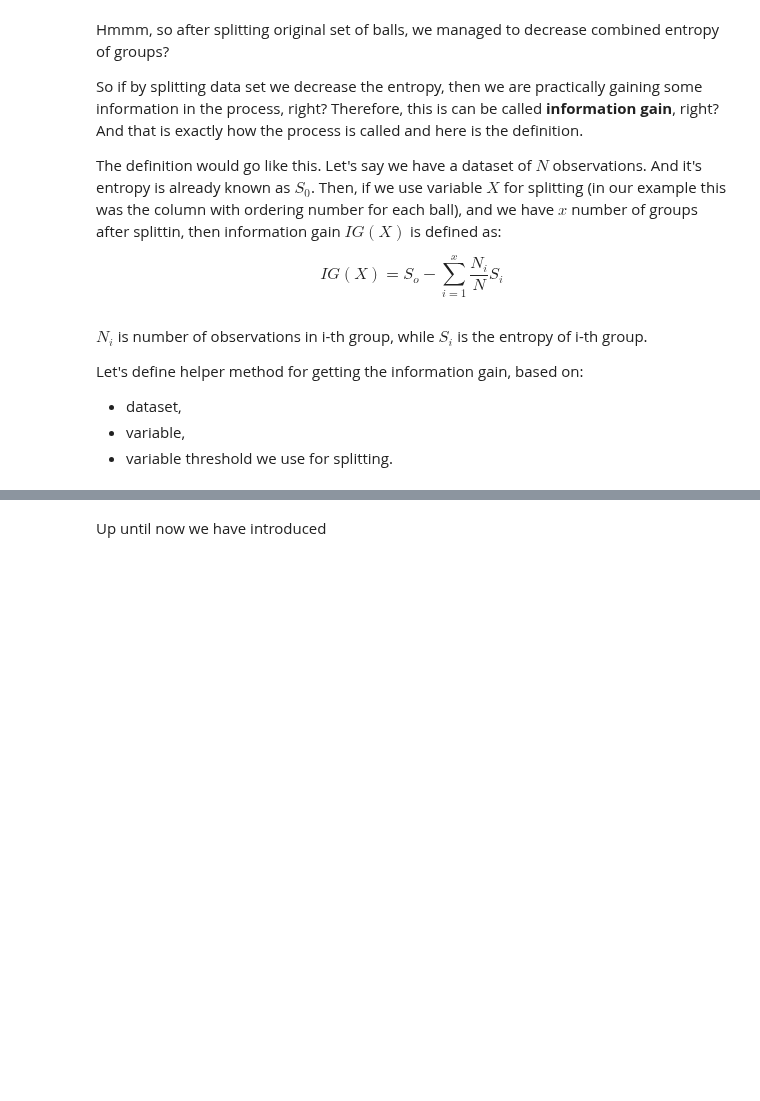
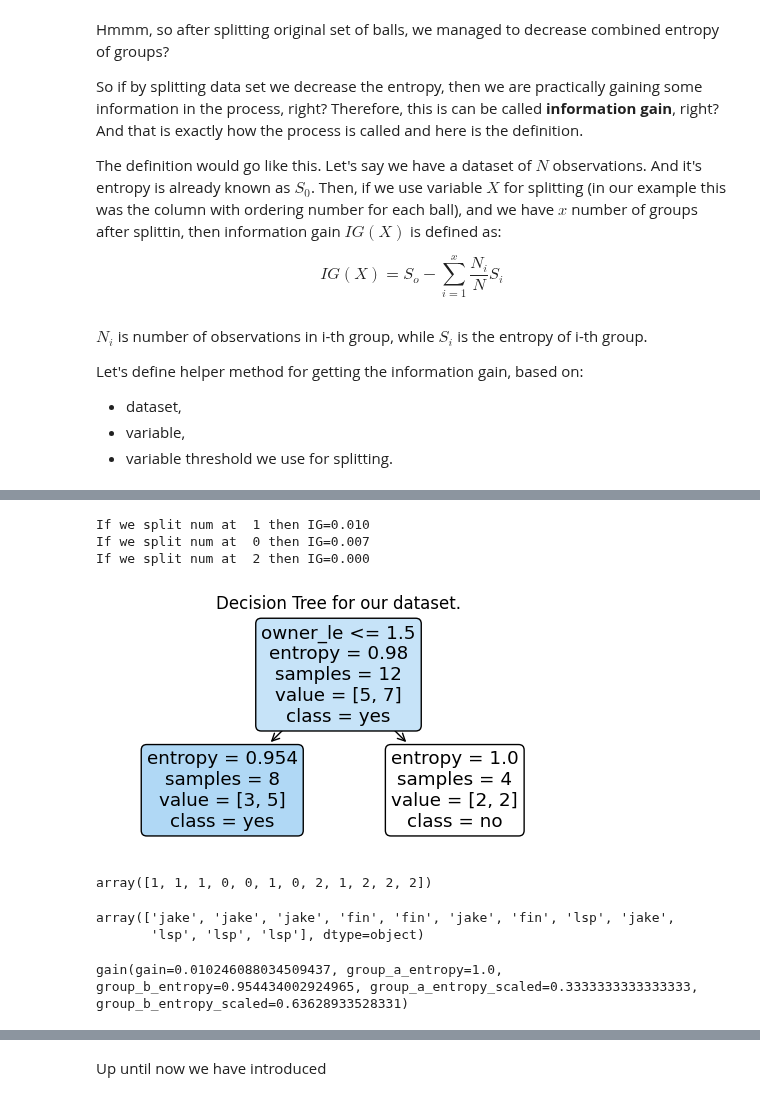
Before and after one commit to datakolektiv/dss03python2023, a Jupyter notebook: session20/dss03_py_session20.ipynb, the cells around one changed output, grey strips where cells are left out. Saved outputs shown, nothing was run; the diff lists cells and outputs as text; code cells hidden in the pictures; blank space fills up the shorter version.

```diff
--- a/session20/dss03_py_session20.ipynb
+++ b/session20/dss03_py_session20.ipynb
@@ -385,0 +515,10 @@ Let's define helper method for getting the information gain, based on:
+# %%
+_balls = ['b', 'r', 'r', 'r', 'b', 'b', 'b', 'r', 'b', 'b', 'r', 'b']
+_owner = ['jake', 'jake', 'jake', 'fin', 'fin', 'jake', 'fin', 'lsp', 'jake', 'lsp', 'lsp', 'lsp']
+_num = list(range(12))
+
+df_balls = pd.DataFrame(list(zip(_num, _owner, _balls)), columns=['num', 'owner', 'color'])#.rename(columns={'index': 'num', 0: 'color'})
+
+df_balls['color_label'] = (df_balls['color'] == 'b').astype('int')
+
+df_balls
@@ -385,0 +541,4 @@ Let's define helper method for getting the information gain, based on:
+# %%
+le = LabelEncoder()
+
+le.fit(df_balls['owner'])
@@ -385,0 +551,2 @@ Let's define helper method for getting the information gain, based on:
+# %%
+df_balls['owner_le'] = le.transform(df_balls['owner'])
@@ -385,0 +569,37 @@ Let's define helper method for getting the information gain, based on:
+# %%
+for i in df_balls['owner_le'].unique():
+    ig, _, _ ,_, _ = gain(df_balls, 'owner_le', int(i), 'color_label')
+    print(f'If we split num at {i:>2} then IG={ig:.3f}')
+# %% [output]
+If we split num at  1 then IG=0.010
+If we split num at  0 then IG=0.007
+If we split num at  2 then IG=0.000
+# %%
+dc = DecisionTreeClassifier(max_depth=1, criterion='entropy', )
+
+dc.fit(df_balls[['owner_le']], df_balls['color_label'])
+
+# plot the DT
+fig = plt.figure(figsize=(6, 3))
+_ = tree.plot_tree(dc,
+                   feature_names=dc.feature_names_in_,
+                   class_names=['no', 'yes'],
+                   filled=True,
+                   rounded=True)
+
+plt.gca().set_title('Decision Tree for our dataset.');
+# %% [output]
+[figure, added]
+# %%
+df_balls['owner_le'].values
+# %% [output]
+array([1, 1, 1, 0, 0, 1, 0, 2, 1, 2, 2, 2])
+# %%
+le.inverse_transform(df_balls['owner_le'])
+# %% [output]
+array(['jake', 'jake', 'jake', 'fin', 'fin', 'jake', 'fin', 'lsp', 'jake',
+       'lsp', 'lsp', 'lsp'], dtype=object)
+# %%
+gain(df_balls, 'owner', 'lsp', 'color_label')
+# %% [output]
+gain(gain=0.010246088034509437, group_a_entropy=1.0, group_b_entropy=0.954434002924965, group_a_entropy_scaled=0.3333333333333333, group_b_entropy_scaled=0.63628933528331)
```
Also changed, not shown: parts of 49 cells of this notebook.
